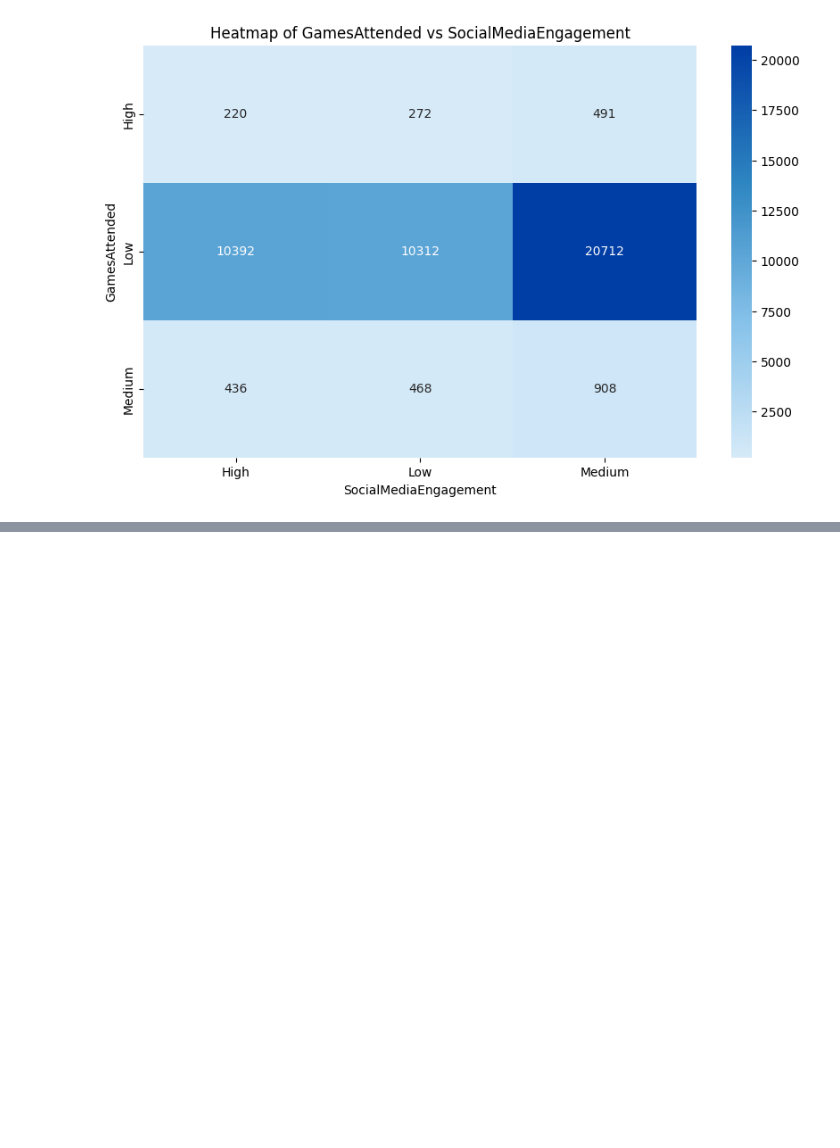
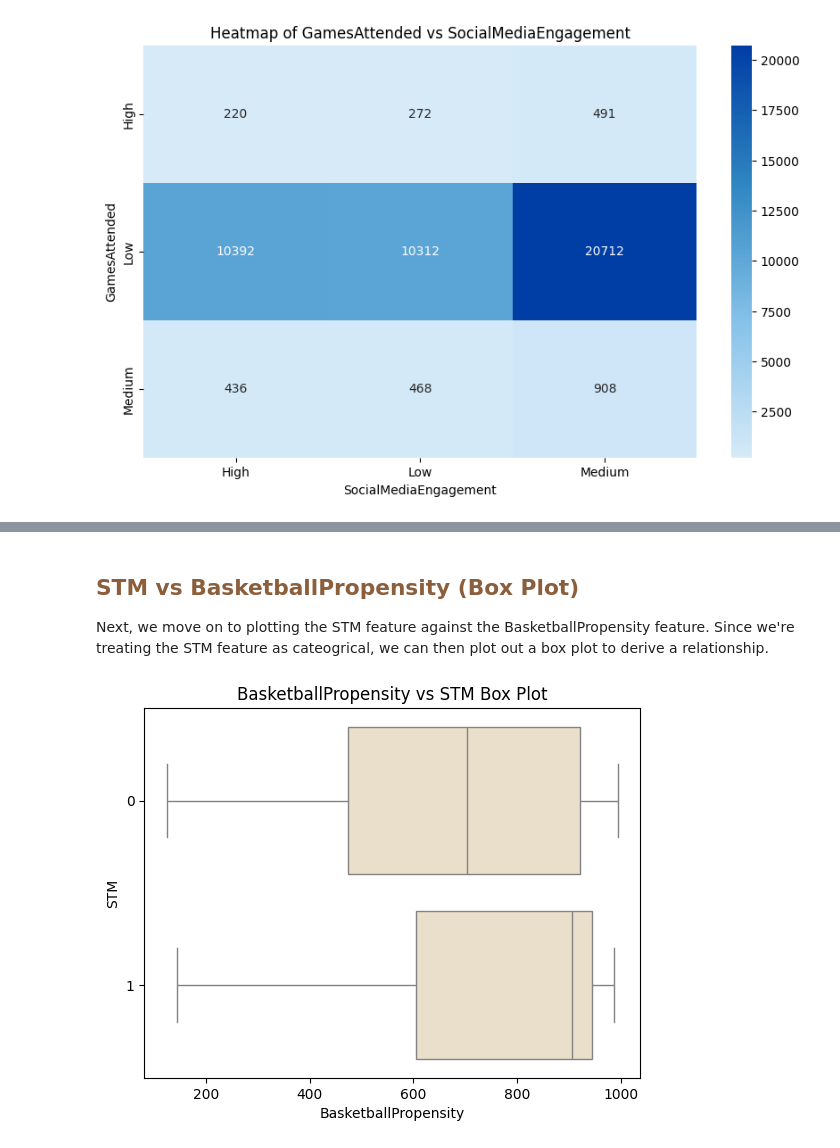
Before and after one commit to chowdhuryj-github/BucksFanExperience, a Jupyter notebook: BucksDataVisualization/DataVisualizationSalvin.ipynb, the cells around one changed output, grey strips where cells are left out. Cells and saved outputs as stored; diff of their text form; code cells hidden in the pictures; blank space fills up the shorter version.

```diff
--- a/BucksDataVisualization/DataVisualizationSalvin.ipynb
+++ b/BucksDataVisualization/DataVisualizationSalvin.ipynb
@@ -808,0 +819,12 @@ Now, we move to plot the STM against the DistanceToArena. Since the STM is a dis
+# %% [markdown]
+<h2 style="color: #8b5e3c"> STM vs BasketballPropensity (Box Plot) </h2>
+Next, we move on to plotting the STM feature against the BasketballPropensity feature. Since we're treating the STM feature as cateogrical, we can then plot out a box plot to derive a relationship.
+# %%
+sns.boxplot(data=account_df, x="BasketballPropensity", y="STM", showfliers=False, color="#EEE1C6")
+plt.title("BasketballPropensity vs STM Box Plot")
+
+# saving the figure
+plt.savefig(f"C:/GitHub/BucksHackathon25/BucksPlots/propensity_vs_stm_boxplot.png", dpi=300,
+            bbox_inches='tight')
+# %% [output]
+[figure, added]
```
Also changed, not shown: parts of 8 cells of this notebook, 7 other files.
